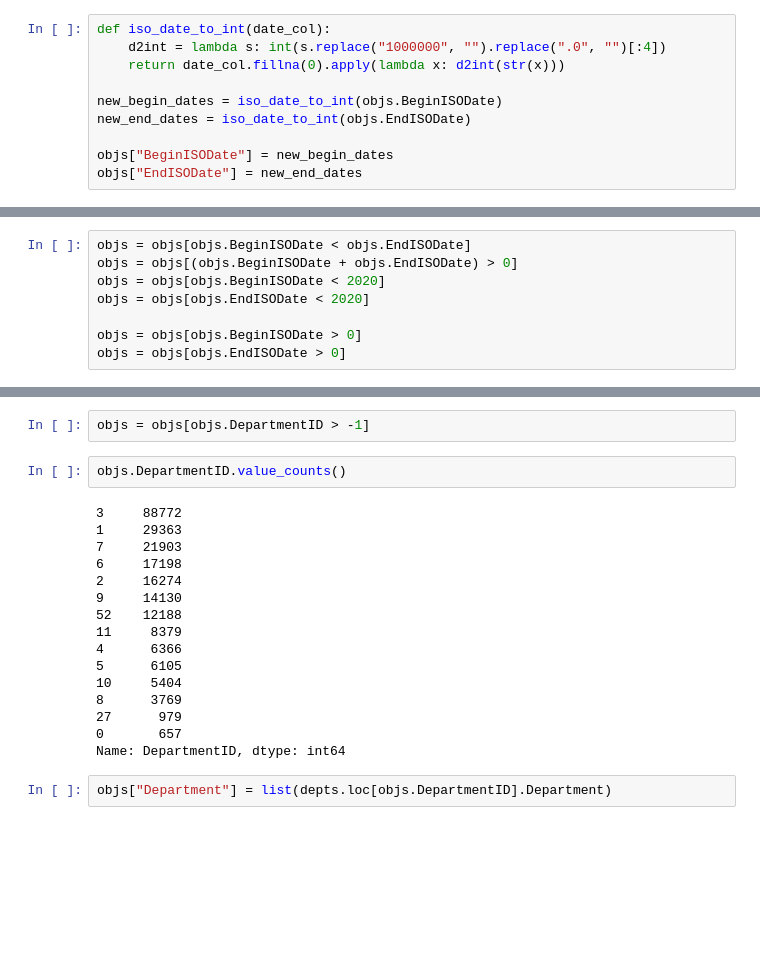
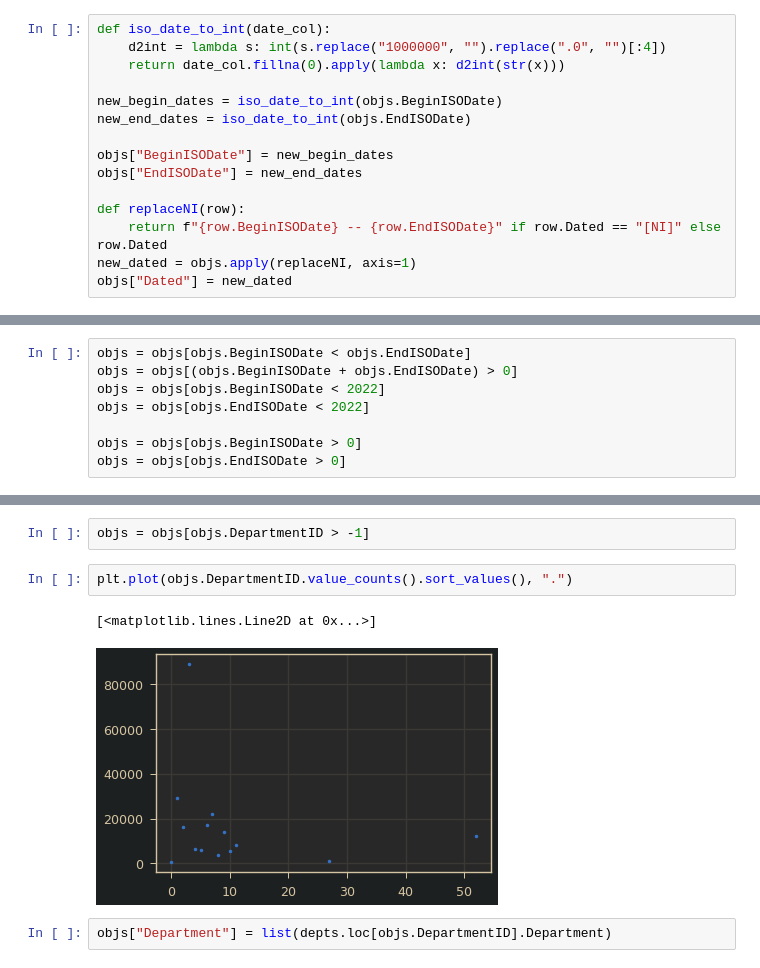
Before and after one commit to valevo/SABIO, a Jupyter notebook: data/tables_to_data_v0_3.ipynb, the cells around one changed output, grey strips where cells are left out. Cells and saved outputs as stored; diff of their text form; blank space fills up the shorter version.

```diff
--- a/data/tables_to_data_v0_2.ipynb
+++ b/data/tables_to_data_v0_3.ipynb
@@ -56,6 +56,11 @@ new_end_dates = iso_date_to_int(objs.EndISODate)
 
 objs["BeginISODate"] = new_begin_dates
 objs["EndISODate"] = new_end_dates
+
+def replaceNI(row):
+    return f"{row.BeginISODate} -- {row.EndISODate}" if row.Dated == "[NI]" else row.Dated
+new_dated = objs.apply(replaceNI, axis=1)
+objs["Dated"] = new_dated
 # %%
 # print(((new_begin_dates + new_end_dates) == 0).astype("int").sum(), new_begin_dates.shape[0])
 # print((new_begin_dates == 0).sum(), (new_end_dates == 0).sum(), objs.shape[0])
@@ -64,8 +69,8 @@ objs["EndISODate"] = new_end_dates
 # %%
 objs = objs[objs.BeginISODate < objs.EndISODate]
 objs = objs[(objs.BeginISODate + objs.EndISODate) > 0]
-objs = objs[objs.BeginISODate < 2020]
-objs = objs[objs.EndISODate < 2020]
+objs = objs[objs.BeginISODate < 2022]
+objs = objs[objs.EndISODate < 2022]
 
 objs = objs[objs.BeginISODate > 0]
 objs = objs[objs.EndISODate > 0]
@@ -157,23 +162,10 @@ objs["DepartmentID"] = dept_ids
 # %%
 objs = objs[objs.DepartmentID > -1]
 # %%
-objs.DepartmentID.value_counts()
+plt.plot(objs.DepartmentID.value_counts().sort_values(), ".")
 # %% [output]
-3     88772
-1     29363
-7     21903
-6     17198
-2     16274
-9     14130
-52    12188
-11     8379
-4      6366
-5      6105
-10     5404
-8      3769
-27      979
-0       657
-Name: DepartmentID, dtype: int64
+[<matplotlib.lines.Line2D at 0x...>]
+[figure, added]
 # %%
 objs["Department"] = list(depts.loc[objs.DepartmentID].Department)
 # %% [markdown]
```
Also changed, not shown: parts of 9 cells of this notebook, 30 other files.
